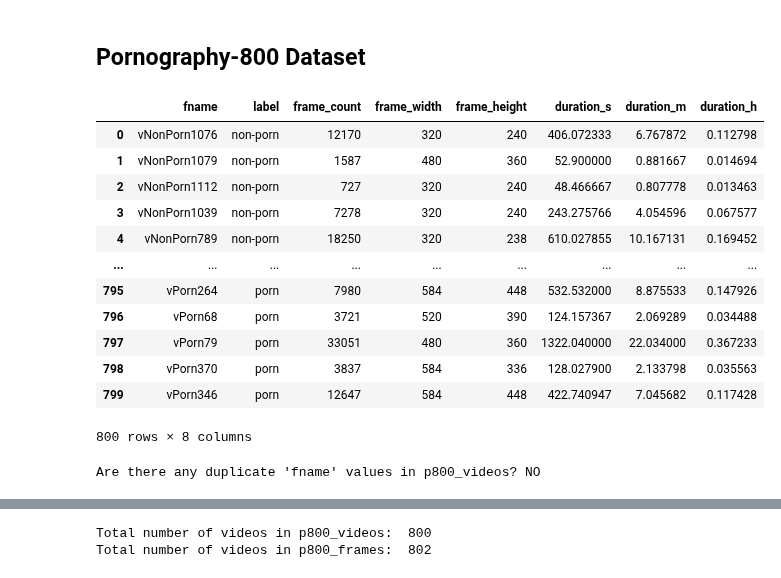
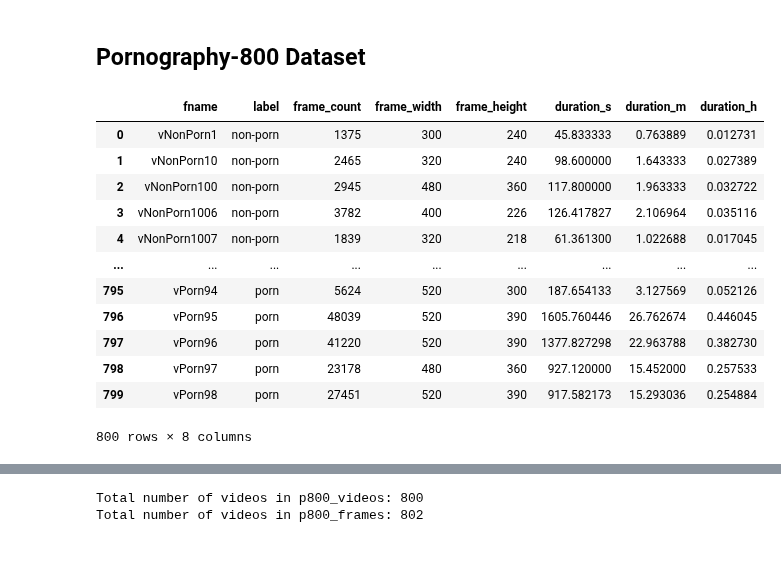
Before and after one commit to margaridav27/end-to-end-framework-pornography-detection, a Jupyter notebook: src/exploratory_data_analysis.ipynb, the cells around one changed output, grey strips where cells are left out. Cells and saved outputs as stored; diff of their text form; code cells hidden in the pictures.

```diff
--- a/src/exploratory_data_analysis.ipynb
+++ b/src/exploratory_data_analysis.ipynb
@@ -103,24 +106,21 @@ p800_videos["duration_h"] = p800_videos["duration_s"] / 3600
 
 p800_segments["duration_m"] = p800_segments["duration_s"] / 60
 p800_segments["duration_h"] = p800_segments["duration_s"] / 3600
-# %%
-p800_videos
-# %% [output]
-|  | fname | label | frame_count | frame_width | frame_height | duration_s | duration_m | duration_h |
-| 0 | vNonPorn1076 | non-porn | 12170 | 320 | 240 | 406.072333 | 6.767872 | 0.112798 |
-| 1 | vNonPorn1079 | non-porn | 1587 | 480 | 360 | 52.900000 | 0.881667 | 0.014694 |
-| 2 | vNonPorn1112 | non-porn | 727 | 320 | 240 | 48.466667 | 0.807778 | 0.013463 |
-| 3 | vNonPorn1039 | non-porn | 7278 | 320 | 240 | 243.275766 | 4.054596 | 0.067577 |
-| 4 | vNonPorn789 | non-porn | 18250 | 320 | 238 | 610.027855 | 10.167131 | 0.169452 |
-| ... | ... | ... | ... | ... | ... | ... | ... | ... |
-| 795 | vPorn264 | porn | 7980 | 584 | 448 | 532.532000 | 8.875533 | 0.147926 |
-| 796 | vPorn68 | porn | 3721 | 520 | 390 | 124.157367 | 2.069289 | 0.034488 |
-| 797 | vPorn79 | porn | 33051 | 480 | 360 | 1322.040000 | 22.034000 | 0.367233 |
-| 798 | vPorn370 | porn | 3837 | 584 | 336 | 128.027900 | 2.133798 | 0.035563 |
-| 799 | vPorn346 | porn | 12647 | 584 | 448 | 422.740947 | 7.045682 | 0.117428 |
-800 rows × 8 columns
-# %%
-print("Are there any duplicate 'fname' values in p800_videos?", "NO" if p800_videos["fname"].is_unique else "YES")
-# %% [output]
-Are there any duplicate 'fname' values in p800_videos? NO
+# %%
+p800_videos = p800_videos.sort_values(by=["fname"]).reset_index(drop=True)
+p800_videos
+# %% [output]
+|  | fname | label | frame_count | frame_width | frame_height | duration_s | duration_m | duration_h |
+| 0 | vNonPorn1 | non-porn | 1375 | 300 | 240 | 45.833333 | 0.763889 | 0.012731 |
+| 1 | vNonPorn10 | non-porn | 2465 | 320 | 240 | 98.600000 | 1.643333 | 0.027389 |
+| 2 | vNonPorn100 | non-porn | 2945 | 480 | 360 | 117.800000 | 1.963333 | 0.032722 |
+| 3 | vNonPorn1006 | non-porn | 3782 | 400 | 226 | 126.417827 | 2.106964 | 0.035116 |
+| 4 | vNonPorn1007 | non-porn | 1839 | 320 | 218 | 61.361300 | 1.022688 | 0.017045 |
+| ... | ... | ... | ... | ... | ... | ... | ... | ... |
+| 795 | vPorn94 | porn | 5624 | 520 | 300 | 187.654133 | 3.127569 | 0.052126 |
+| 796 | vPorn95 | porn | 48039 | 520 | 390 | 1605.760446 | 26.762674 | 0.446045 |
+| 797 | vPorn96 | porn | 41220 | 520 | 390 | 1377.827298 | 22.963788 | 0.382730 |
+| 798 | vPorn97 | porn | 23178 | 480 | 360 | 927.120000 | 15.452000 | 0.257533 |
+| 799 | vPorn98 | porn | 27451 | 520 | 390 | 917.582173 | 15.293036 | 0.254884 |
+800 rows × 8 columns
 # %%
```
Also changed, not shown: parts of 21 cells of this notebook.
